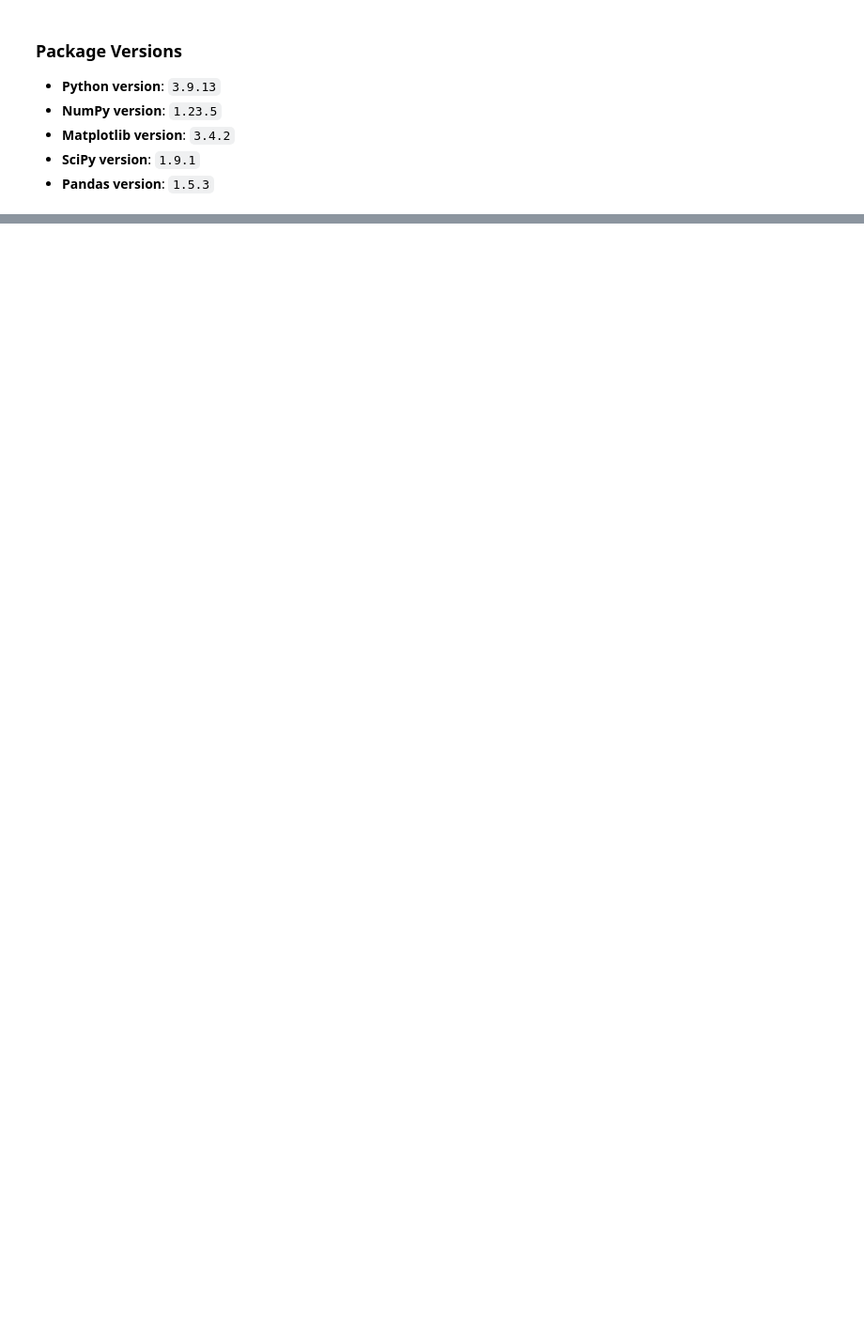
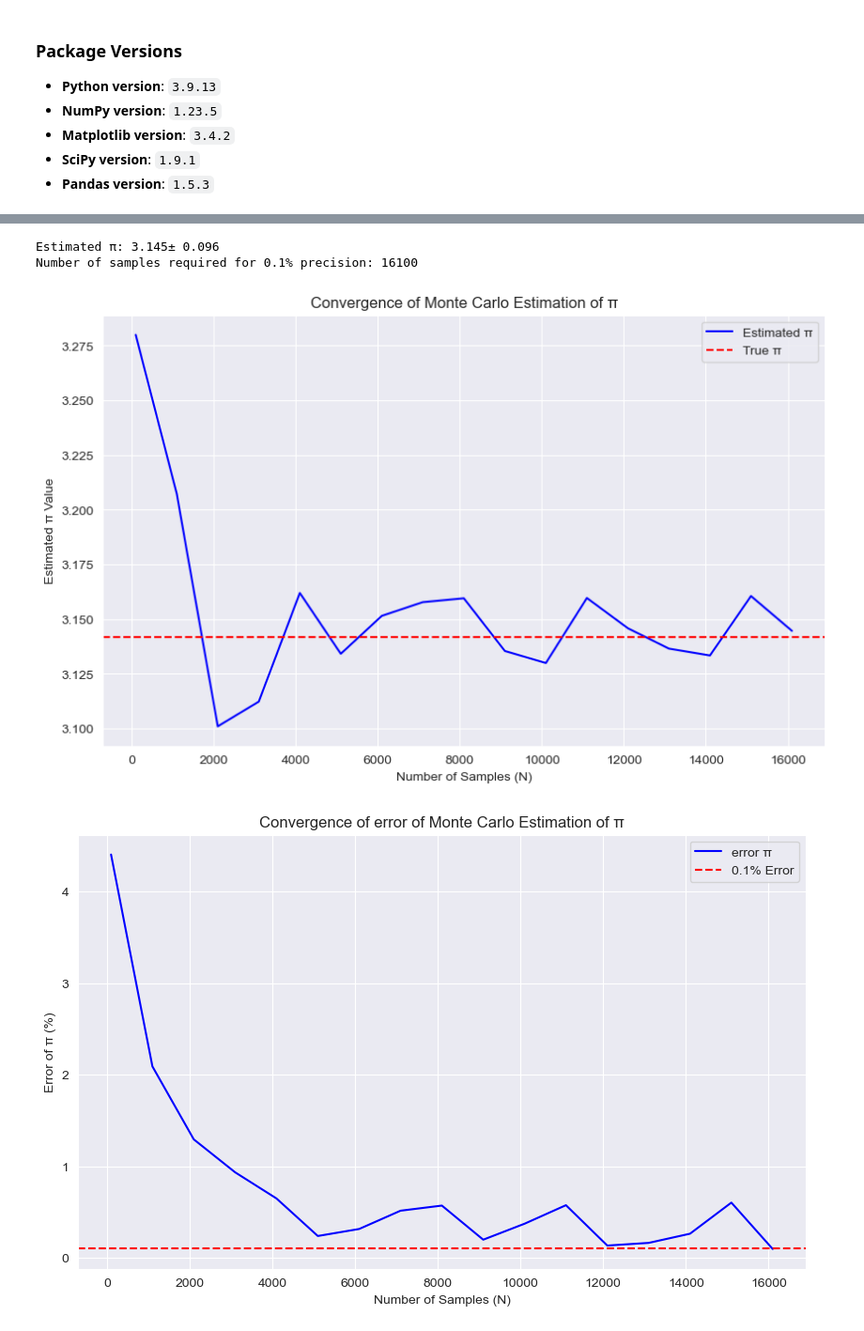
Before and after one commit to MahkameSalimi/Data-Analysis-2024, a Jupyter notebook: Assignments/3/question2_assignment_3.ipynb, the cells around one changed output, grey strips where cells are left out. Shown at 94% size. Cells and saved outputs as stored; diff of their text form; code cells hidden in the pictures; blank space fills up the shorter version.

```diff
--- a/Assignments/3/question2_assignment_3.ipynb
+++ b/Assignments/3/question2_assignment_3.ipynb
@@ -8,0 +15,69 @@
+# %%
+import numpy as np
+import matplotlib.pyplot as plt
+
+# Initialize parameters for π estimation
+precision = 0.1            # Target precision for π estimation
+actual_pi = np.pi          # True value of π for comparison
+error = 100                # Initial error set to a high value to start the loop
+N = 100                   # Initial sample size (number of points for early frames)
+
+
+
+# Lists to store results for plotting
+N_values = []  # Store the number of samples
+pi_estimates = []  # Store the π estimates
+error_list =[]
+# Loop until the estimation error is within the target precision
+while error > precision:
+    inside_circle = 0  # Counter for points that fall inside the unit circle
+
+    # Generate N random points within the square of side length 2 (from -1 to 1 in both x and y)
+    for _ in range(N):
+        x, y = np.random.uniform(-1, 1), np.random.uniform(-1, 1)  # Generate a random point
+        # Check if the point lies inside the unit circle (distance from origin ≤ 1)
+        if x**2 + y**2 <= 1:
+            inside_circle += 1  # Increment counter if point is within the circle
+
+    # Estimate π based on the ratio of points inside the circle to total points
+    pi_estimate = (inside_circle / N) * 4  # Scale by 4 for the area of the square
+
+    # Calculate the relative error in percentage
+    error= abs((pi_estimate - actual_pi) / actual_pi) * 100
+    error_list.append(error)
+    # Append current results for plotting
+    N_values.append(N)
+    pi_estimates.append(pi_estimate)
+
+    # If error is still above target precision, increase N for more accurate estimation
+    if error > precision:
+        N += 1000  # Increase sample size in steps for efficiency
+
+# Print final results after reaching the desired precision
+print(f"Estimated π: {pi_estimate:.3f}± {error:.3f}")
+print(f"Number of samples required for 0.1% precision: {N}")
+
+# Plot the convergence of π estimate
+plt.figure(figsize=(10, 6))
+plt.plot(N_values, pi_estimates, label="Estimated π", color="blue")
+plt.axhline(y=actual_pi, color="red", linestyle="--", label="True π")
+plt.xlabel("Number of Samples (N)")
+plt.ylabel("Estimated π Value")
+plt.title("Convergence of Monte Carlo Estimation of π")
+plt.legend()
+
+# Plotting the convergence
+plt.figure(figsize=(10, 6))
+plt.plot(N_values, error_list, label="error π", color="blue")
+plt.axhline(y=0.1, color="red", linestyle="--", label="0.1% Error")
+plt.xlabel("Number of Samples (N)")
+plt.ylabel("Error of π (%)")
+plt.title("Convergence of error of Monte Carlo Estimation of π")
+plt.legend()
+plt.show()
+plt.show()
+# %% [output]
+Estimated π: 3.145± 0.096
+Number of samples required for 0.1% precision: 16100
+[figure, added]
+[figure, added]
```
Also changed, not shown: parts of 8 cells of this notebook, 9 other files.
